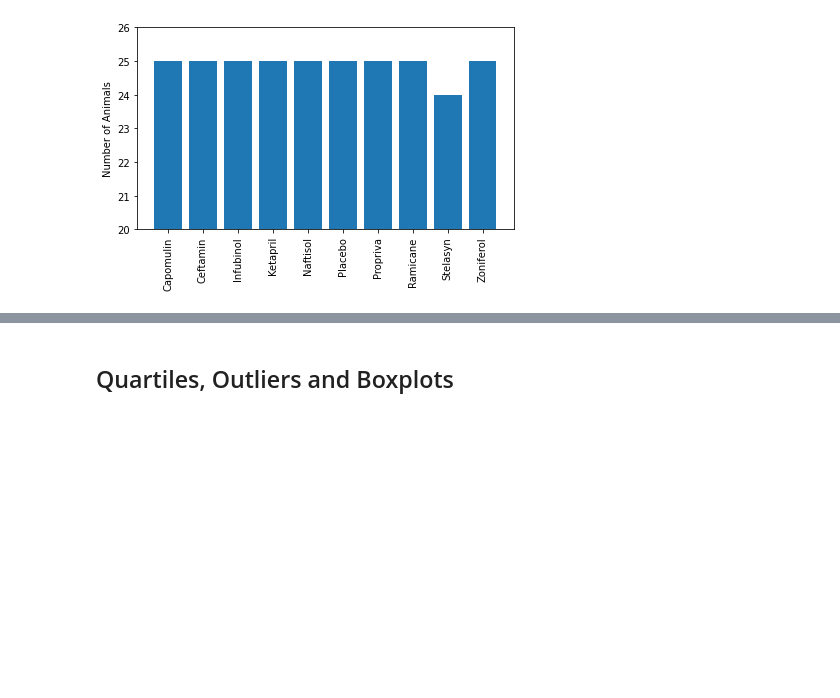
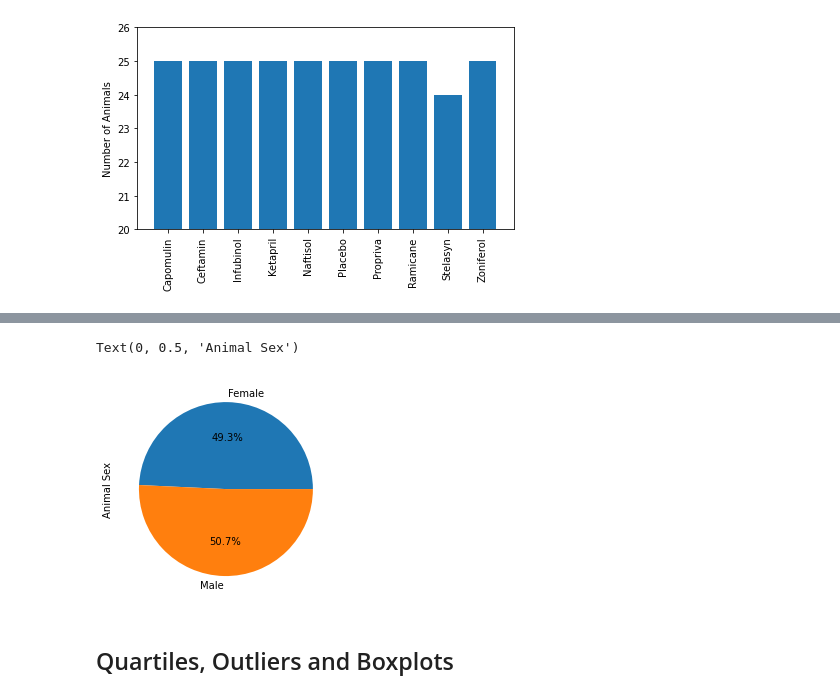
Before and after one commit to dany-roman/anti-tumor-therapeutic-analysis, a Jupyter notebook: animal study analysis.ipynb, the cells around one changed output, grey strips where cells are left out. Cells and saved outputs as stored; diff of their text form; code cells hidden in the pictures; blank space fills up the shorter version.

```diff
--- a/animal study analysis.ipynb
+++ b/animal study analysis.ipynb
@@ -152,5 +153,13 @@ sex_count.plot(kind='pie')
 # %%
 # Generate a pie plot showing the distribution of female versus male mice using pyplot
+sex_count_list = list(sex_count)
+sex_list = list(sex_count.keys())
+
+plt.pie(sex_count_list, labels=sex_list, autopct="%1.1f%%")
+plt.ylabel("Animal Sex")
+# %% [output]
+Text(0, 0.5, 'Animal Sex')
+[figure, added]
 # %% [markdown]
 ## Quartiles, Outliers and Boxplots
 # %%
```
Also changed, not shown: parts of 1 cell of this notebook.
